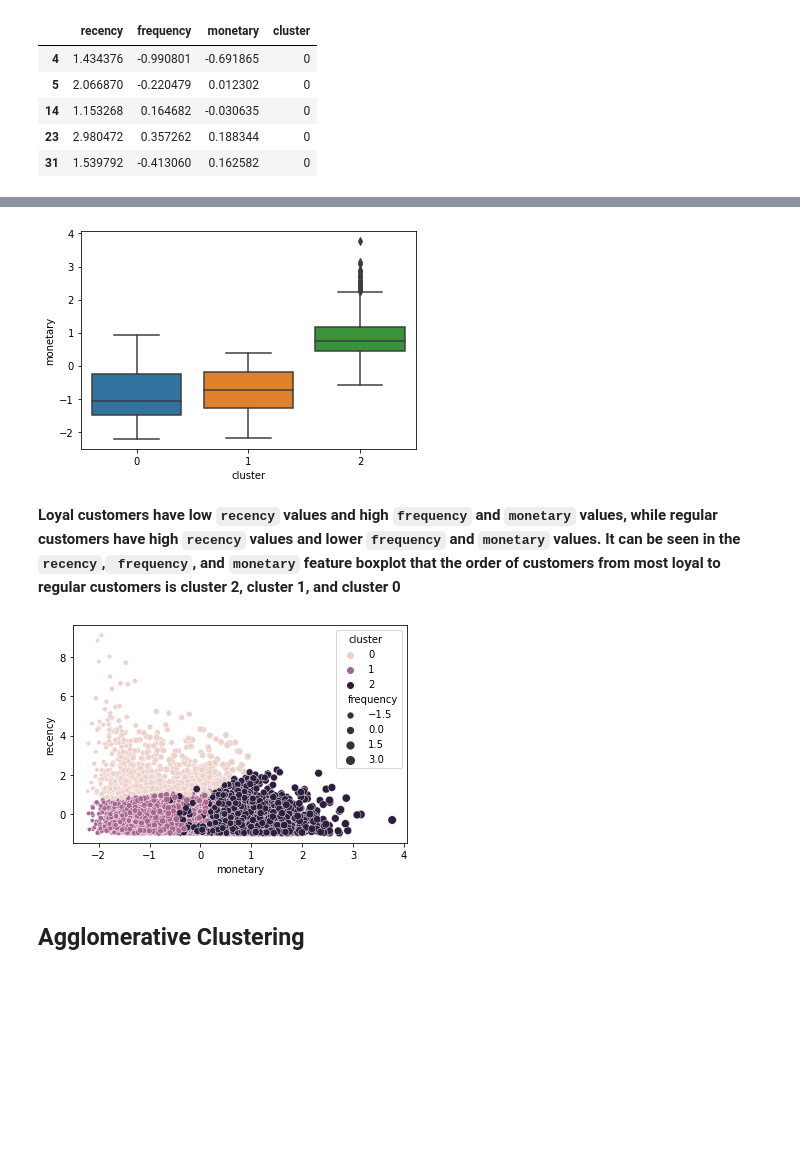
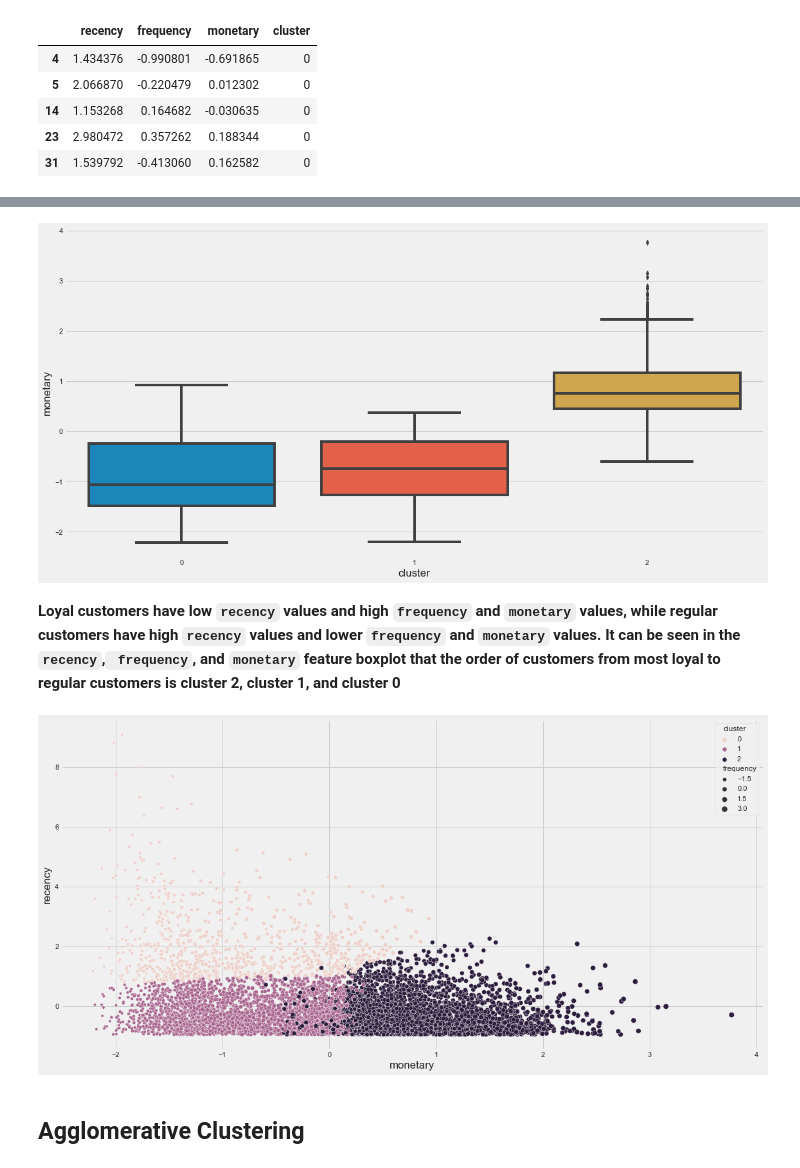
Before and after one commit to herdinsurya/Customer-RFM-Segmentation, a Jupyter notebook: Customer RFM Segmentation.ipynb, the cells around one changed output, grey strips where cells are left out. Saved outputs shown, nothing was run; the diff lists cells and outputs as text; code cells hidden in the pictures; blank space fills up the shorter version.

```diff
--- a/Customer RFM Segmentation.ipynb
+++ b/Customer RFM Segmentation.ipynb
@@ -22,6 +22,11 @@ import matplotlib.pyplot as plt
 from sklearn.decomposition import PCA
 import seaborn as sns
 %matplotlib inline
+
+sns.set(rc={'figure.figsize':(16,8)})
+sns.set_style("white")
+sns.color_palette("dark")
+plt.style.use("fivethirtyeight")
 # %% [markdown]
 # Load and Describe Data
 # %% [markdown]
@@ -294,9 +302,10 @@ plt.savefig('fig/frequency.png')
 # %%
 #see the distribution of monetary feature based on cluster
 sns.boxplot(new_df.cluster,new_df.monetary)
-plt.savefig('fig/monetary.png')
+plt.tight_layout()
+plt.savefig('fig/monetary.png', tight_box=True)
 # %% [output]
-[figure, old version]
+[figure, new version]
 # %% [markdown]
 **Loyal customers have low `recency` values and high `frequency` and `monetary` values, while regular customers have high `recency` values and lower `frequency` and `monetary` values.</br>
 It can be seen in the `recency`,` frequency`, and `monetary` feature boxplot that the order of customers from most loyal to regular customers is cluster 2, cluster 1, and cluster 0**
@@ -304,9 +313,10 @@ It can be seen in the `recency`,` frequency`, and `monetary` feature boxplot tha
 #see clustering distribution based on three features
 sns.scatterplot(data=new_df, x='monetary', y='recency', size='frequency',
                 hue='cluster')
-plt.savefig('fig/k-means.png')
+plt.tight_layout()
+plt.savefig('fig/k-means.png', tight_box=True)
 # %% [output]
-[figure, old version]
+[figure, new version]
 # %% [markdown]
 ## Agglomerative Clustering
 # %% [markdown]
```
Also changed, not shown: parts of 4 cells of this notebook, 6 other files.
